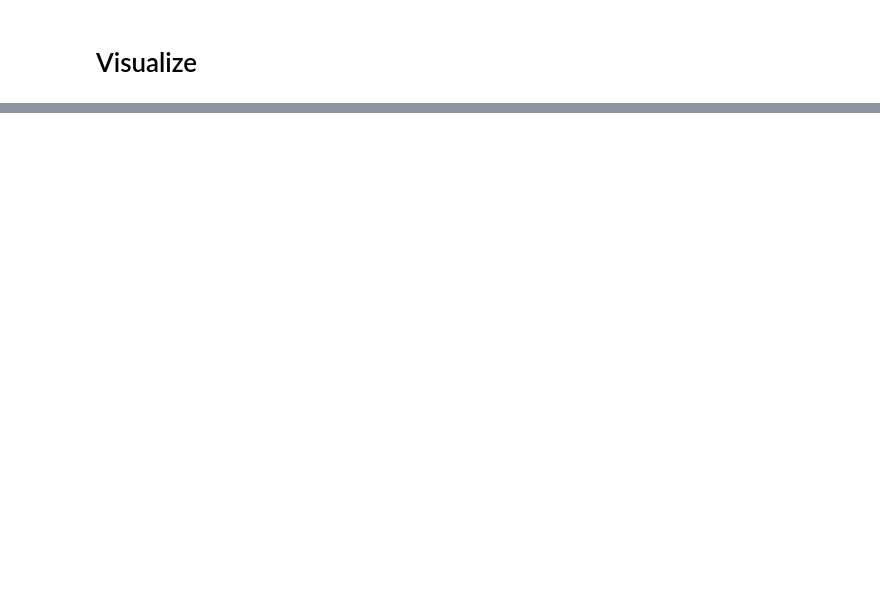
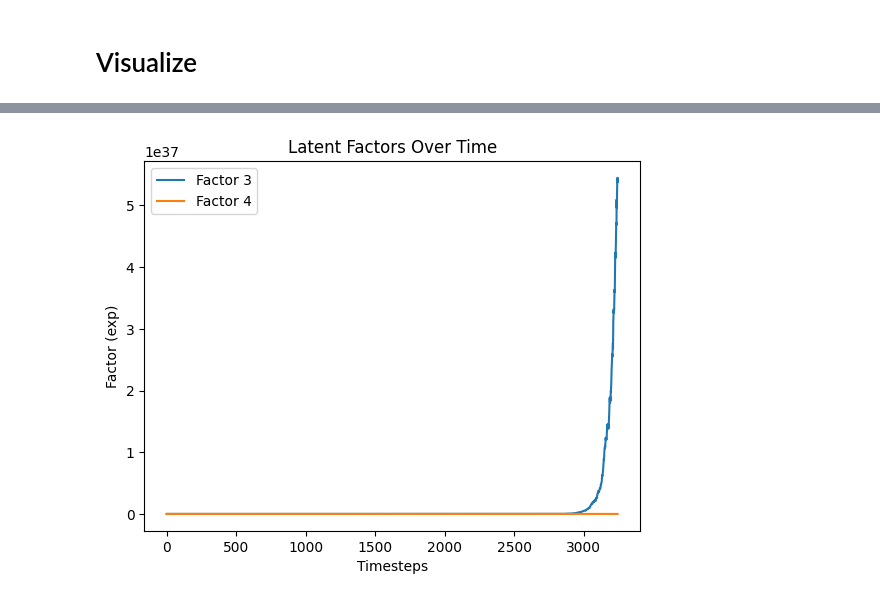
Before and after one commit to achintyagopal/NeuralFactors_WRDS, a Jupyter notebook: NeuralFactor.ipynb, the cells around one changed output, grey strips where cells are left out. Drawn from its saved outputs; the diff is of its cells as text; code cells hidden in the pictures; blank space fills up the shorter version.

```diff
--- a/NeuralFactor.ipynb
+++ b/NeuralFactor.ipynb
@@ -368,0 +570,11 @@ plt.show()
+# %%
+import matplotlib.pyplot as plt
+for factor_idx in range(2,4):  # Loop over factors
+    plt.plot(all_factors_exp[:, factor_idx], label=f"Factor {factor_idx + 1}")
+plt.title("Latent Factors Over Time")
+plt.xlabel("Timesteps")
+plt.ylabel("Factor (exp)")
+plt.legend()
+plt.show()
+# %% [output]
+[figure, added]
```
Also changed, not shown: parts of 28 cells of this notebook.
